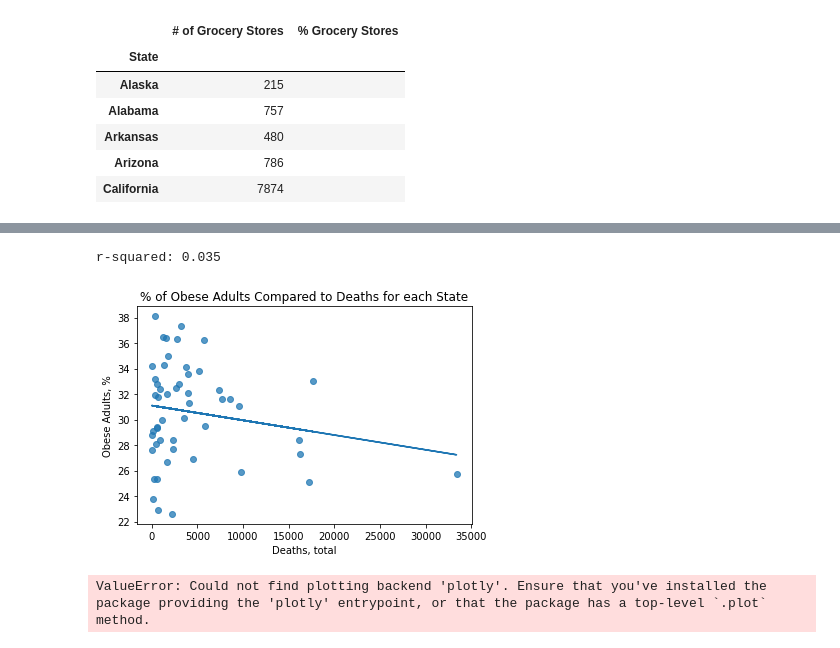
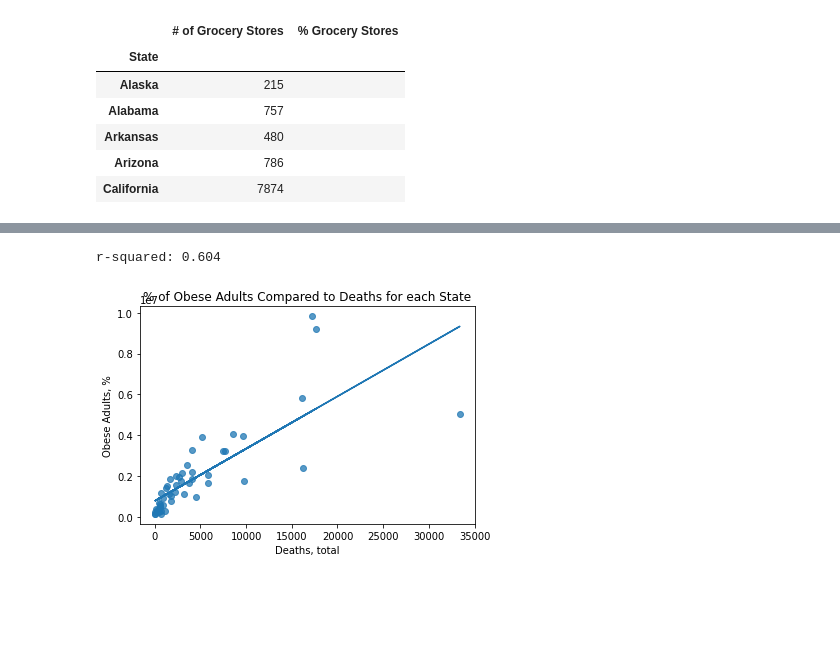
Before and after one commit to teresaflicek/Covid19-Societal-Impacts, a Jupyter notebook: Colorado.ipynb, the cells around one changed output, grey strips where cells are left out. Drawn from its saved outputs; the diff is of its cells as text; code cells hidden in the pictures; blank space fills up the shorter version.

Commit message:
added lots of scatters

```diff
--- a/Colorado.ipynb
+++ b/Colorado.ipynb
@@ -357,8 +353,8 @@ renamed_comb_condeaths_laccesslowi_df.head()
 # %%
 # make dataframe for Low Access Low Income Population
-conv_store_state = renamed_df_STORES.groupby(["State"]).sum()["# of Convenient Stores"]
-conv_store_state_df = pd.DataFrame(conv_store_state,columns=['# of Convenient Stores'])
-conv_store_state_df["% Convenient Stores"]=""
+conv_store_state = renamed_df_STORES.groupby(["State"]).sum()["# of Convenience Stores"]
+conv_store_state_df = pd.DataFrame(conv_store_state,columns=['# of Convenience Stores'])
+conv_store_state_df["% Convenience Stores"]=""
 rename_conv_store_state_df = conv_store_state_df.rename({"AK":"Alaska","AL":"Alabama","AR":"Arkansas","AZ":"Arizona","CA":"California","CO":"Colorado","CT":"Connecticut","DC":"District of Columbia","DE":"Delaware","FL":"Florida","GA":"Georgia","HI":"Hawaii","IA":"Iowa","ID":"Idaho","IL":"Illinois","IN":"Indiana","KS":"Kansas","KY":"Kentucky","LA":"Louisiana","MA":"Massachusetts","MD":"Maryland","ME":"Maine","MI":"Michigan","MN":"Minnesota","MO":"Missouri","MS":"Mississippi","MT":"Montana","NV":"Nevada","NC":"North Carolina","ND":"North Dakota","NE":"Nebraska","NH":"New Hampshire","NY":"New York","OH":"Ohio","OK":"Oklahoma","OR":"Oregon","PA":"Pennsylvania","RI":"Rhode Island","SC":"South Carolina","SD":"South Dakota","TN":"Tennessee","TX":"Texas","UT":"Utah","VA":"Virginia","VT":"Vermont","WA":"Washington","WI":"Wisconsin","WV":"West Virginia","WY":"Wyoming","NM":"New Mexico","NJ":"New Jersey","RI":"Rhode Island"})
 
 rename_conv_store_state_df.head()
@@ -391,8 +387,8 @@ rename_grocery_store_state_df.head()
 comb_STORES_state_df = rename_grocery_store_state_df.join(rename_conv_store_state_df, lsuffix="% Grocery Stores")
 
 #divide to find %'s
-comb_STORES_state_df["% Grocery Stores"]=comb_STORES_state_df['# of Grocery Stores']/(comb_STORES_state_df['# of Grocery Stores'] + comb_STORES_state_df['# of Convenient Stores'])
-comb_STORES_state_df["% Convenient Stores"]=comb_STORES_state_df['# of Convenient Stores']/(comb_STORES_state_df['# of Grocery Stores'] + comb_STORES_state_df['# of Convenient Stores'])
+comb_STORES_state_df["% Grocery Stores"]=comb_STORES_state_df['# of Grocery Stores']/(comb_STORES_state_df['# of Grocery Stores'] + comb_STORES_state_df['# of Convenience Stores'])
+comb_STORES_state_df["% Convenience Stores"]=comb_STORES_state_df['# of Convenience Stores']/(comb_STORES_state_df['# of Grocery Stores'] + comb_STORES_state_df['# of Convenience Stores'])
 
 comb_STORES_state_df.head()
 # %% [output]
@@ -420,6 +416,7 @@ comb_condeaths_stores_df.head()
 # make dataframe for Low Access obesity Population
 obesity_state = df1_HEALTH.groupby(["State"]).mean()["PCT_OBESE_ADULTS17"]
 obesity_state_df = pd.DataFrame(obesity_state,columns=['PCT_OBESE_ADULTS17'])
+obesity_state_df["Total Obese Adults Per State"]=""
 rename_obesity_state_df = obesity_state_df.rename({"AK":"Alaska","AL":"Alabama","AR":"Arkansas","AZ":"Arizona","CA":"California","CO":"Colorado","CT":"Connecticut","DC":"District of Columbia","DE":"Delaware","FL":"Florida","GA":"Georgia","HI":"Hawaii","IA":"Iowa","ID":"Idaho","IL":"Illinois","IN":"Indiana","KS":"Kansas","KY":"Kentucky","LA":"Louisiana","MA":"Massachusetts","MD":"Maryland","ME":"Maine","MI":"Michigan","MN":"Minnesota","MO":"Missouri","MS":"Mississippi","MT":"Montana","NV":"Nevada","NC":"North Carolina","ND":"North Dakota","NE":"Nebraska","NH":"New Hampshire","NY":"New York","OH":"Ohio","OK":"Oklahoma","OR":"Oregon","PA":"Pennsylvania","RI":"Rhode Island","SC":"South Carolina","SD":"South Dakota","TN":"Tennessee","TX":"Texas","UT":"Utah","VA":"Virginia","VT":"Vermont","WA":"Washington","WI":"Wisconsin","WV":"West Virginia","WY":"Wyoming","NM":"New Mexico","NJ":"New Jersey","RI":"Rhode Island"})
 
 rename_obesity_state_df.head()
@@ -434,13 +431,22 @@ rename_obesity_state_df.head()
 # %%
 # join confirmed/deaths and obesity rates
 
-comb_condeaths_all_df = rename_obesity_state_df.join(comb_condeaths_stores_df,lsuffix="% Convenient Stores")
+comb_condeaths_all_df = rename_obesity_state_df.join(comb_condeaths_stores_df,lsuffix="% Convenience Stores")
+
+# create two new columns for % low access to store (["Low Access to Store"]/["total_population"]) &
+
+comb_condeaths_all_df["% of Low Access to Store (Total Population)"]=''
+comb_condeaths_all_df["% of Low Access Low Income to Store (Total Population)"]=''
 
 # move rows to match colorado df
 
-comb_condeaths_all_df = comb_condeaths_all_df[['confirmed', 'deaths', 'Low Access to Store', 'Low Access Low Income to Store',"# of Grocery Stores","% Grocery Stores","# of Convenient Stores","% Convenient Stores","PCT_OBESE_ADULTS17"]]
+comb_condeaths_all_df = comb_condeaths_all_df[['total_population','confirmed', 'deaths', 'Low Access to Store','% of Low Access to Store (Total Population)', 'Low Access Low Income to Store','% of Low Access Low Income to Store (Total Population)',"# of Grocery Stores","% Grocery Stores","# of Convenience Stores","% Convenience Stores","Total Obese Adults Per State","PCT_OBESE_ADULTS17"]]
 
-#
+# fill in empty columns with equations of big data set
+
+comb_condeaths_all_df["Total Obese Adults Per State"]=comb_condeaths_all_df['PCT_OBESE_ADULTS17']*(comb_condeaths_all_df['total_population']/100)
+comb_condeaths_all_df["% of Low Access to Store (Total Population)"]=comb_condeaths_all_df["Low Access to Store"]/comb_condeaths_all_df["total_population"]
+comb_condeaths_all_df["% of Low Access Low Income to Store (Total Population)"]=comb_condeaths_all_df["Low Access Low Income to Store"]/comb_condeaths_all_df["total_population"]
 
 comb_condeaths_all_df = comb_condeaths_all_df.rename(columns={"PCT_OBESE_ADULTS17":"% of Obese Adults"})
 comb_condeaths_all_df.head()
@@ -464,10 +485,5 @@ def create_scatter(x_values, y_values, title, xlabel, ylabel, alpha):
 # %%
-scatter1 = create_scatter(comb_condeaths_all_df['deaths'], comb_condeaths_all_df['% of Obese Adults'], '% of Obese Adults Compared to Deaths for each State', 'Deaths, total', 'Obese Adults, %', 0.75)
-# scatter1.plot(backend='plotly')
+scatter_deaths_obese = create_scatter(comb_condeaths_all_df['deaths'], comb_condeaths_all_df['Total Obese Adults Per State'], '% of Obese Adults Compared to Deaths for each State', 'Deaths, total', 'Obese Adults, %', 0.75)
 # %% [output]
-r-squared: 0.035
+r-squared: 0.604
-[figure, old version]
+[figure, new version]
-# %%
-pd.options.plotting.backend = "plotly"
-# %% [output]
-ValueError: Could not find plotting backend 'plotly'. Ensure that you've installed the package providing the 'plotly' entrypoint, or that the package has a top-level `.plot` method.
```
Also changed, not shown: parts of 25 cells of this notebook.
